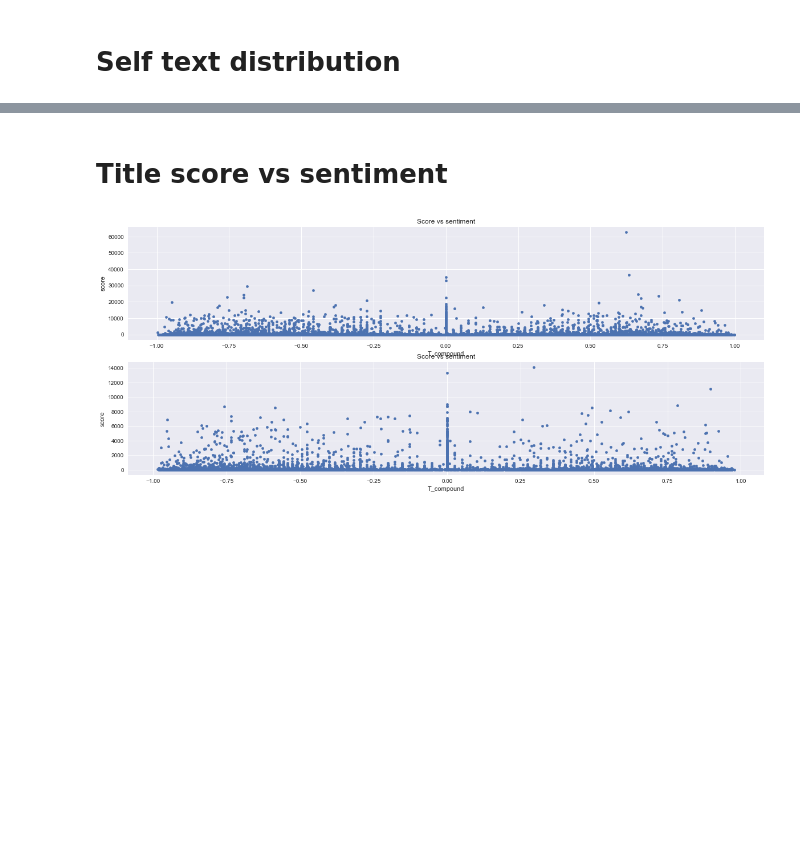
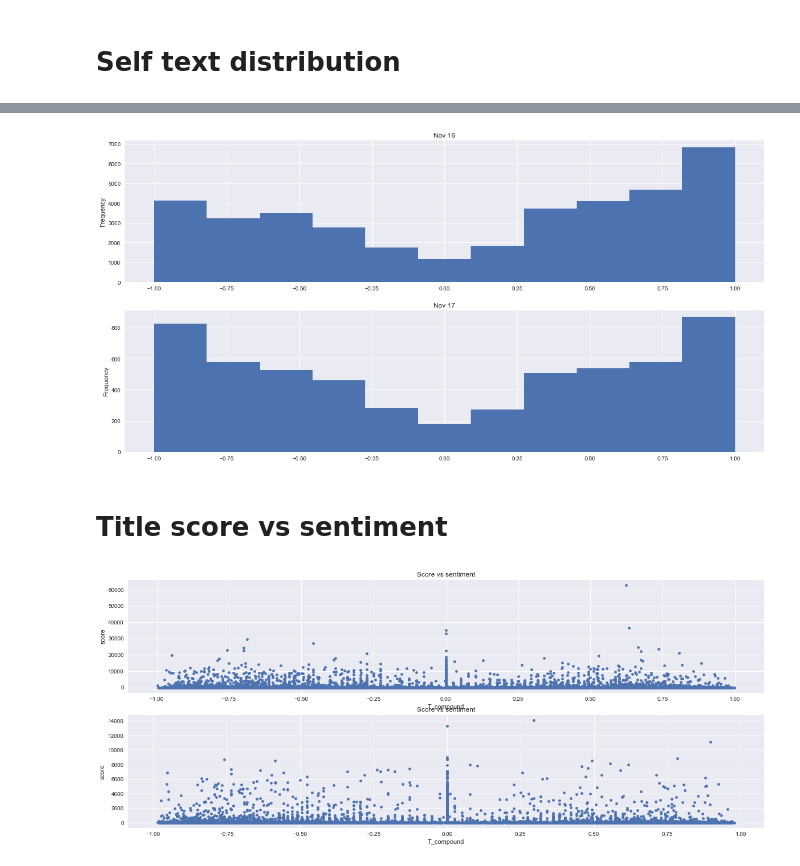
Before and after one commit to James-Brooke/ML_Projects, a Jupyter notebook: The_Donald Subreddit.ipynb, the cells around one changed output, grey strips where cells are left out. Drawn from its saved outputs; the diff is of its cells as text; code cells hidden in the pictures; blank space fills up the shorter version.

```diff
--- a/The_Donald Subreddit.ipynb
+++ b/The_Donald Subreddit.ipynb
@@ -252,3 +257,9 @@ data17['ST_compound'].plot(kind='hist', bins=13, figsize=(20,10), title = 'Nov 1
+# %%
+fig, axes = plt.subplots(nrows=2, ncols=1)
+data16[data16['ST_compound'] != 0]['ST_compound'].plot(kind='hist', bins=11, figsize=(20,10), title = 'Nov 16', ax=axes[0]);
+data17[data17['ST_compound'] != 0]['ST_compound'].plot(kind='hist', bins=11, figsize=(20,10), title = 'Nov 17', ax=axes[1]);
+# %% [output]
+[figure, added]
 # %% [markdown]
 # Title score vs sentiment
 # %%
```
Also changed, not shown: parts of 4 cells of this notebook.
